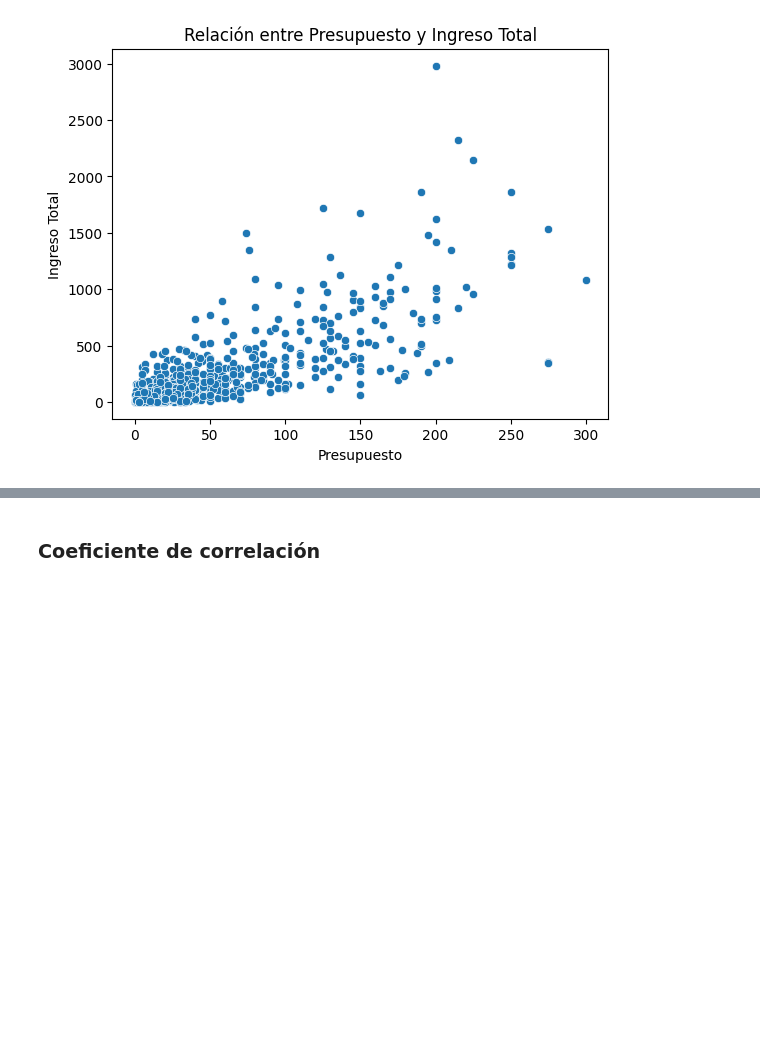
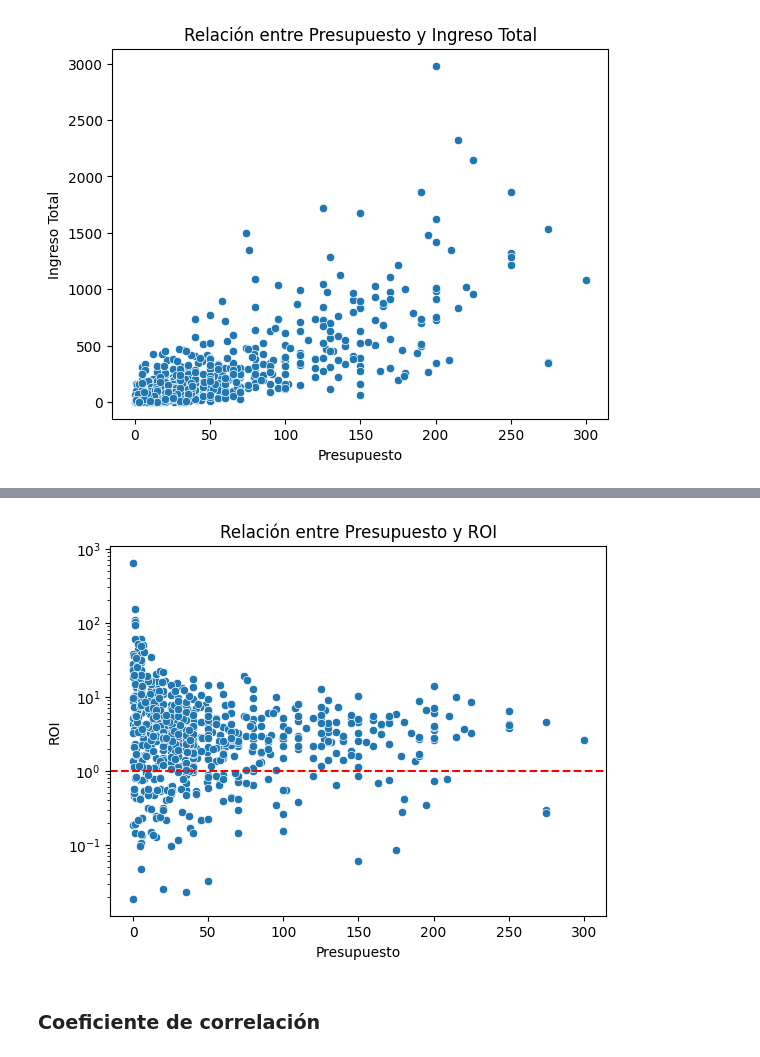
Before and after one commit to hfelizzola/Curso-Fundamentos-Ciencia-de-Datos-Fontebo, a Jupyter notebook: 3_Python_Análisis_Exploratorio_de_Datos.ipynb, the cells around one changed output, grey strips where cells are left out. Cells and saved outputs as stored; diff of their text form; code cells hidden in the pictures; blank space fills up the shorter version.

```diff
--- a/3_Python_Análisis_Exploratorio_de_Datos.ipynb
+++ b/3_Python_Análisis_Exploratorio_de_Datos.ipynb
@@ -670,3 +709,15 @@ plt.show()
+# %%
+# ROI vs presupuesto
+sns.scatterplot(x=datos['presupuesto'], y=datos['ROI'])
+plt.axhline(y=10**0, color='r', linestyle='--')
+plt.xlabel('Presupuesto')
+# linea horizontal en 0
+plt.yscale('log')
+plt.ylabel('ROI')
+plt.title('Relación entre Presupuesto y ROI')
+plt.show()
+# %% [output]
+[figure, added]
 # %% [markdown]
 ### Coeficiente de correlación
 # %%
```
Also changed, not shown: parts of 16 cells of this notebook.
